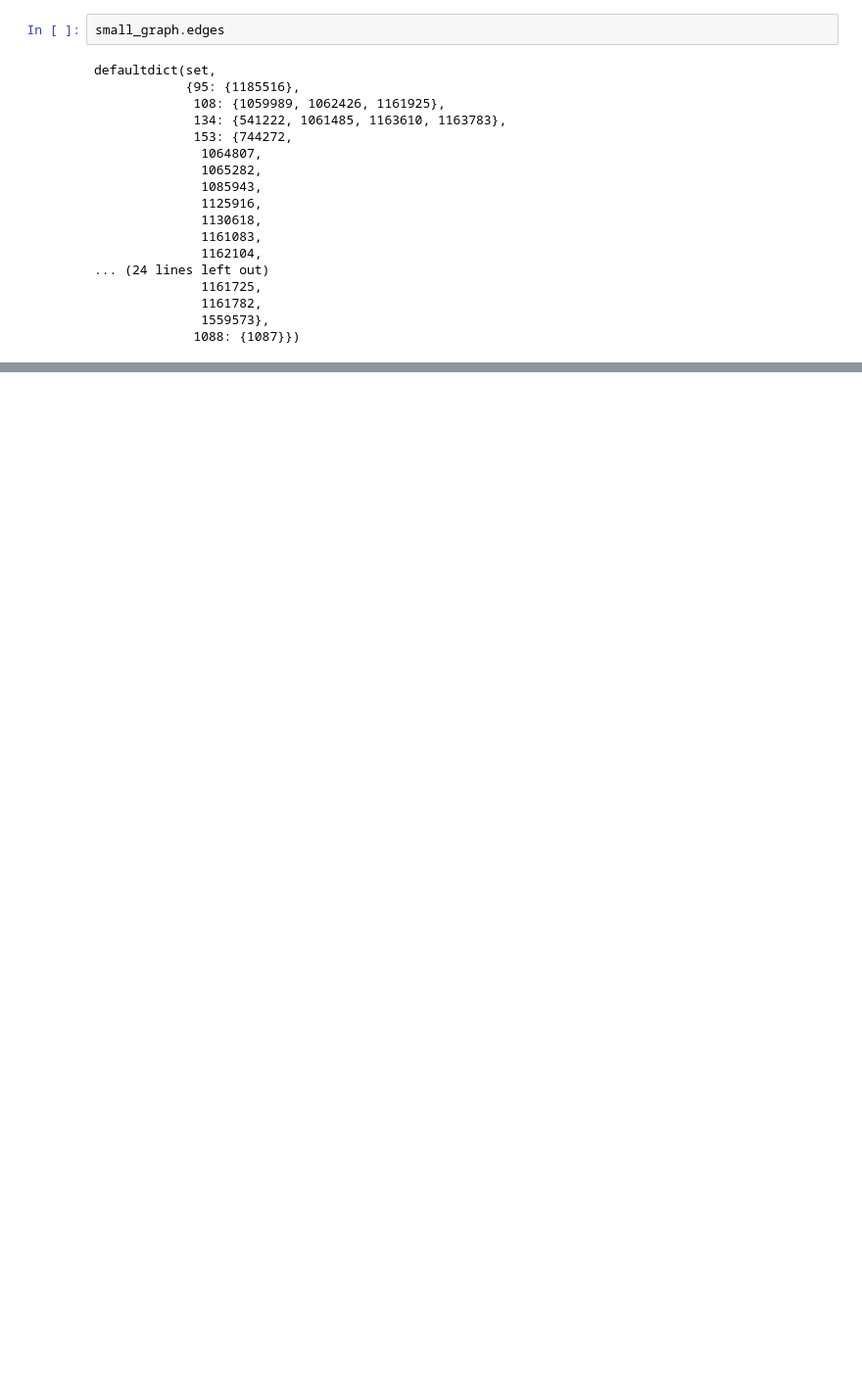
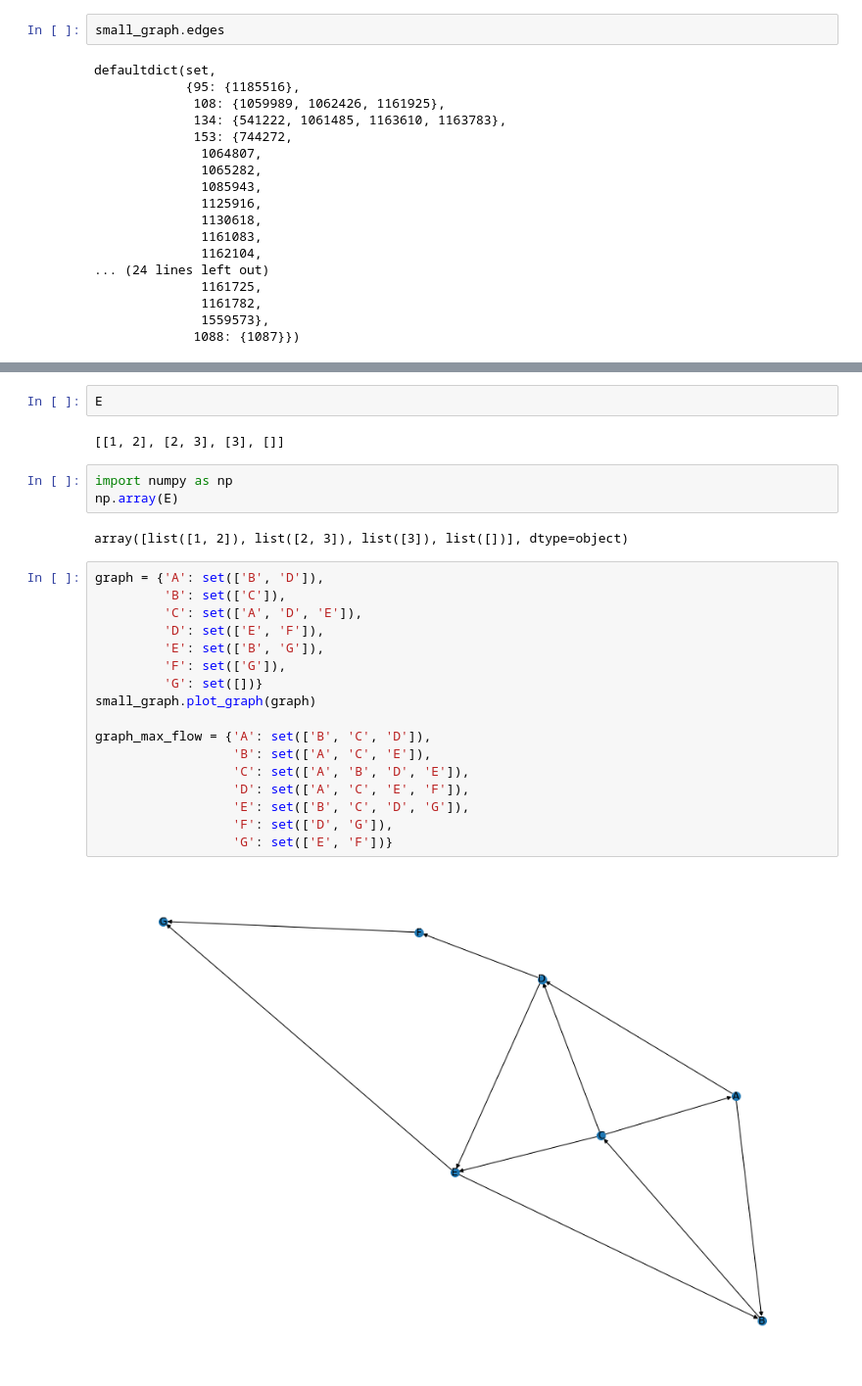
Before and after one commit to JuanMataNaranjo/ADM-HW5, a Jupyter notebook: main.ipynb, the cells around one changed output, grey strips where cells are left out. Shown: that part at 98% size. Cells and saved outputs as stored; diff of their text form; blank space fills up the shorter version.

```diff
--- a/main.ipynb
+++ b/main.ipynb
@@ -150,0 +273,28 @@ small_graph.plot_graph(induced_subgraph, with_labels=True)
+# %%
+E
+# %% [output]
+[[1, 2], [2, 3], [3], []]
+# %%
+import numpy as np
+np.array(E)
+# %% [output]
+array([list([1, 2]), list([2, 3]), list([3]), list([])], dtype=object)
+# %%
+graph = {'A': set(['B', 'D']),
+         'B': set(['C']),
+         'C': set(['A', 'D', 'E']),
+         'D': set(['E', 'F']),
+         'E': set(['B', 'G']),
+         'F': set(['G']),
+         'G': set([])}
+small_graph.plot_graph(graph)
+
+graph_max_flow = {'A': set(['B', 'C', 'D']),
+                  'B': set(['A', 'C', 'E']),
+                  'C': set(['A', 'B', 'D', 'E']),
+                  'D': set(['A', 'C', 'E', 'F']),
+                  'E': set(['B', 'C', 'D', 'G']),
+                  'F': set(['D', 'G']),
+                  'G': set(['E', 'F'])}
+# %% [output]
+[figure, added]
```
Also changed, not shown: parts of 36 cells of this notebook, 1 other file.
